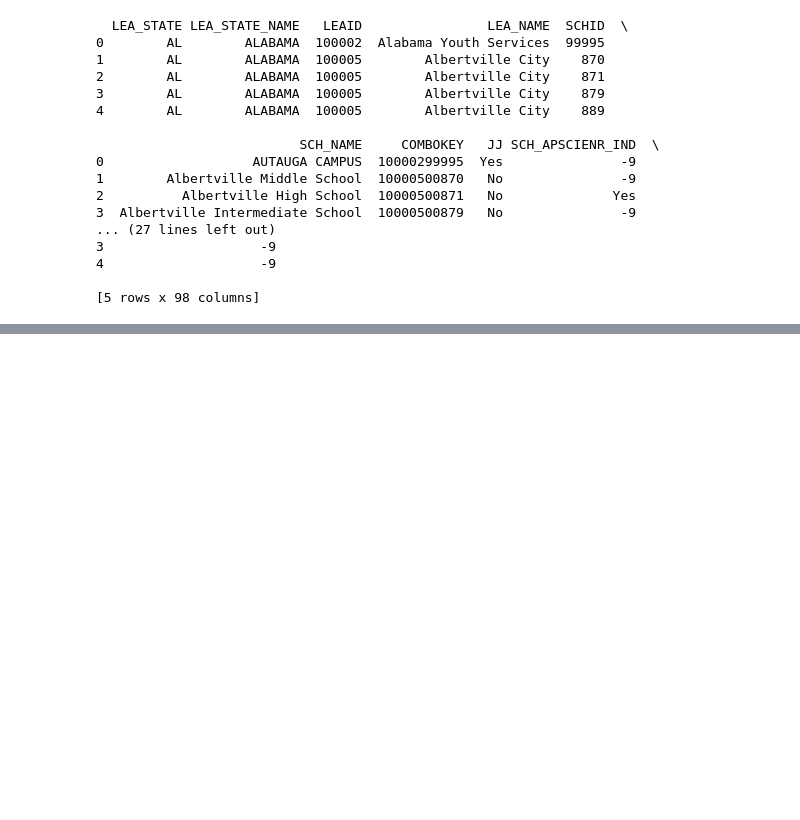
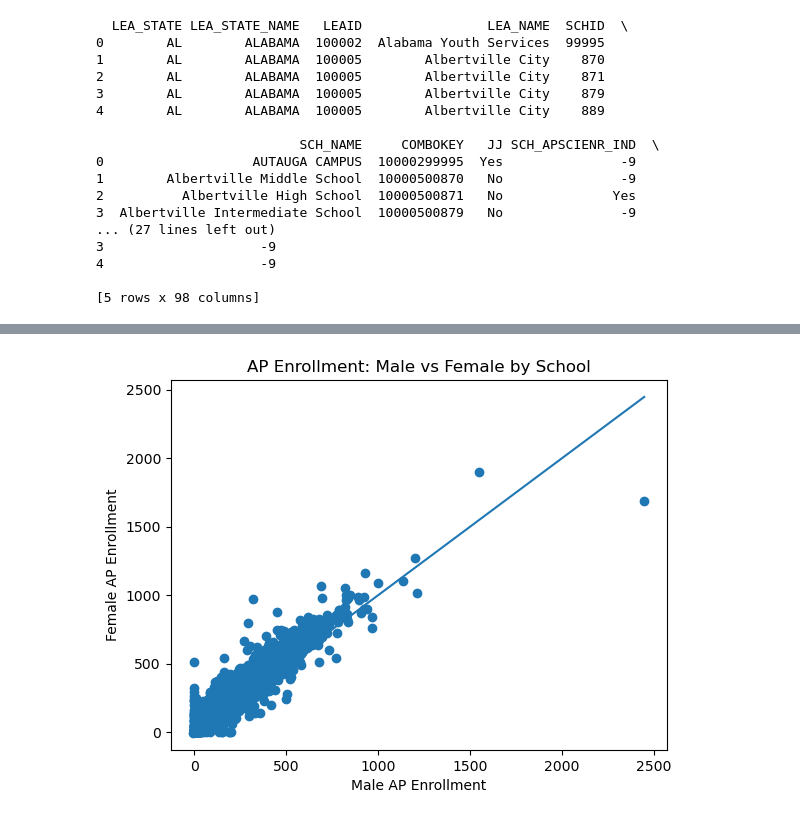
Before and after one commit to jasonpereira518/school-discipline-project, a Jupyter notebook: SchoolDiscipline.ipynb, the cells around one changed output, grey strips where cells are left out. Drawn from its saved outputs; the diff is of its cells as text; code cells hidden in the pictures; blank space fills up the shorter version.

```diff
--- a/SchoolDiscipline.ipynb
+++ b/SchoolDiscipline.ipynb
@@ -29,0 +53,14 @@ print(df.head())
+# %%
+x = df["TOT_APENR_M"]
+y = df["TOT_APENR_F"]
+
+plt.figure()
+plt.scatter(x, y)
+m = max(x.max(skipna=True), y.max(skipna=True))
+plt.plot([0, m], [0, m])
+plt.title("AP Enrollment: Male vs Female by School")
+plt.xlabel("Male AP Enrollment")
+plt.ylabel("Female AP Enrollment")
+plt.show()
+# %% [output]
+[figure, added]
```
Also changed, not shown: parts of 3 cells of this notebook.
